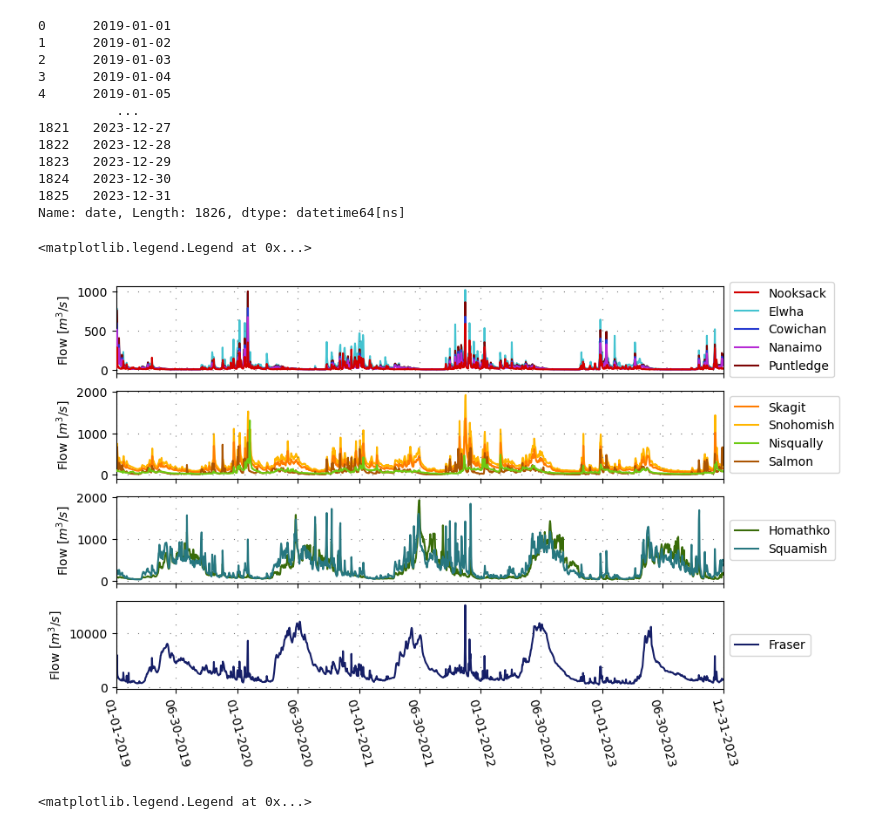
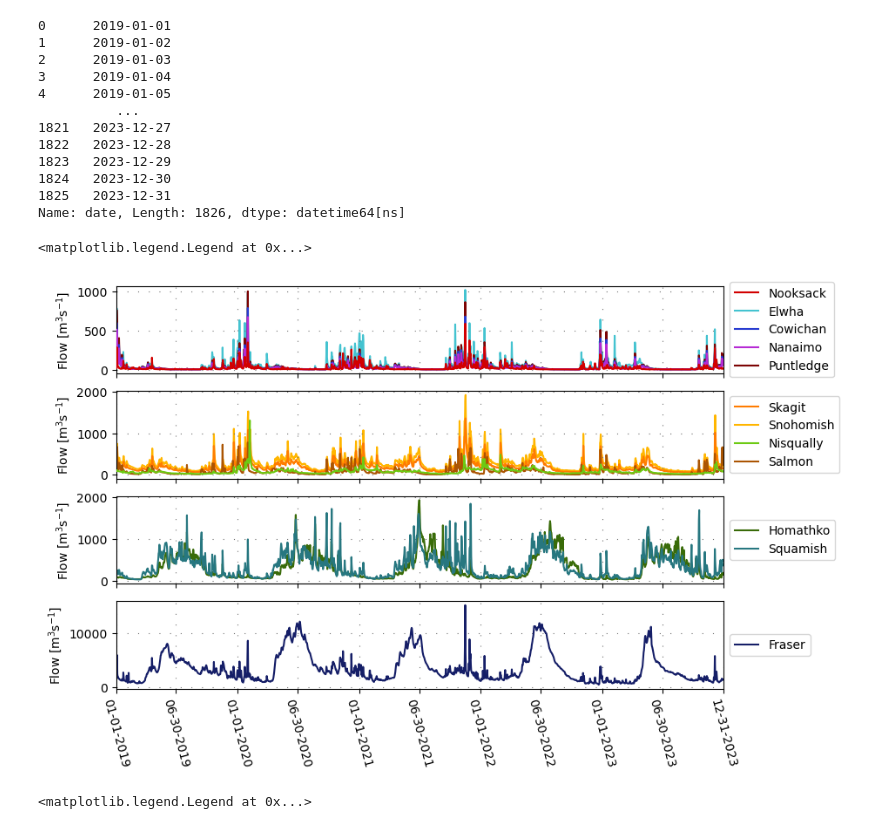
Before and after one commit to SalishSeaCast/analysis-cassidy, a Jupyter notebook: notebooks/model_obs_eval/extra_plotting_for_thesis.ipynb, the cells around one changed output. Drawn from its saved outputs; the diff is of its cells as text; code cells hidden in the pictures.

Commit message:
changed methods double plot

```diff
--- a/notebooks/model_obs_eval/extra_plotting_for_thesis.ipynb
+++ b/notebooks/model_obs_eval/extra_plotting_for_thesis.ipynb
@@ -727,38 +975,38 @@ tick_labels = pd.to_datetime(tick_labels)
 for key in rainfall_keys:
     ax[0].plot(river_flows_202108['date'], river_flows_202108[river_dict[key]].values, label=river_names[key], color=rcolor_dict[key], linestyle='-', linewidth=1.5, alpha=1, zorder=z_order_dict[key])
     ax[0].grid(axis='both', color='#737373', linestyle=(0, (1, 10)))
-    ax[0].set_ylabel(r'Flow [$m^3/s$]')
+    ax[0].set_ylabel(r'Flow [m$^3$s$^{-1}$]')
     ax[0].set_xlim([river_flows_202108['date'].min(), river_flows_202108['date'].max()])
 
 for key in mixed_keys:
     ax[1].plot(river_flows_202108['date'], river_flows_202108[river_dict[key]].values, label=river_names[key], color=rcolor_dict[key], linestyle='-', linewidth=1.5, alpha=1, zorder=z_order_dict[key])
     ax[1].grid(axis='both', color='#737373', linestyle=(0, (1, 10)))
-    ax[1].set_ylabel(r'Flow [$m^3/s$]')
+    ax[1].set_ylabel(r'Flow [m$^3$s$^{-1}$]')
     ax[1].set_xlim([river_flows_202108['date'].min(), river_flows_202108['date'].max()])
 
 for key in glacial_keys:
     ax[2].plot(river_flows_202108['date'], river_flows_202108[river_dict[key]].values, label=river_names[key], color=rcolor_dict[key], linestyle='-', linewidth=1.5, alpha=1)
     ax[2].grid(axis='both', color='#737373', linestyle=(0, (1, 10)))
-    ax[2].set_ylabel(r'Flow [$m^3/s$]')
+    ax[2].set_ylabel(r'Flow [m$^3$s$^{-1}$]')
     ax[2].set_xlim([river_flows_202108['date'].min(), river_flows_202108['date'].max()])
 
 for key in fras_key:
     ax[3].plot(river_flows_202108['date'], river_flows_202108[river_dict[key]].values, label=river_names[key], color=rcolor_dict[key], linestyle='-', linewidth=1.5, alpha=1)
     ax[3].grid(axis='both', color='#737373', linestyle=(0, (1, 10)))
-    ax[3].set_ylabel(r'Flow [$m^3/s$]')
+    ax[3].set_ylabel(r'Flow [m$^3$s$^{-1}$]')
     ax[3].set_xlim([river_flows_202108['date'].min(), river_flows_202108['date'].max()])
 
 ax[3].set_xticks(tick_labels)
 ax[3].set_xticklabels((tick_labels.strftime('%m-%d-%Y')))
 ax[3].tick_params(axis='x', labelrotation=-75)
 
 ax[0].legend(loc='center left', bbox_to_anchor=(1, 0.5))
 ax[1].legend(loc='center left', bbox_to_anchor=(1, 0.5))
 ax[2].legend(loc='center left', bbox_to_anchor=(1, 0.5))
 ax[3].legend(loc='center left', bbox_to_anchor=(1, 0.5))
 # %% [output]
 <matplotlib.legend.Legend at 0x...>
-[figure, old version]
+[figure, new version]
 # %%
 rainfall_flows = river_flows_202108[river_dict['elwha_river']].values + river_flows_202108[river_dict['nooksack_river']].values +\
 river_flows_202108[river_dict['cowichan_river']].values + river_flows_202108[river_dict['nanaimo_river']].values +\
```
Also changed, not shown: parts of 25 cells of this notebook.
